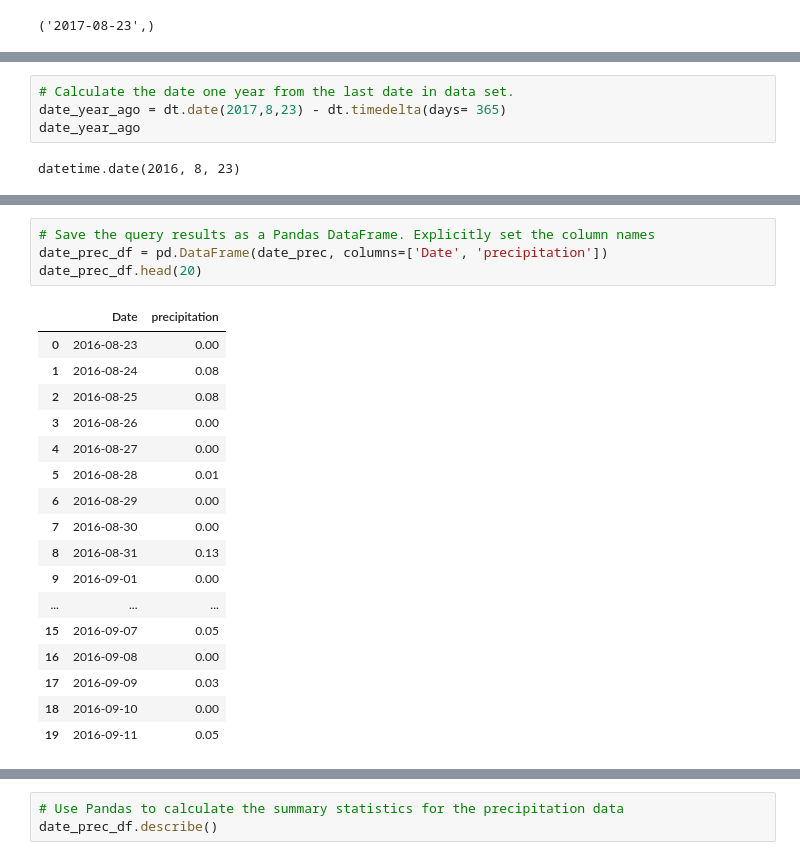
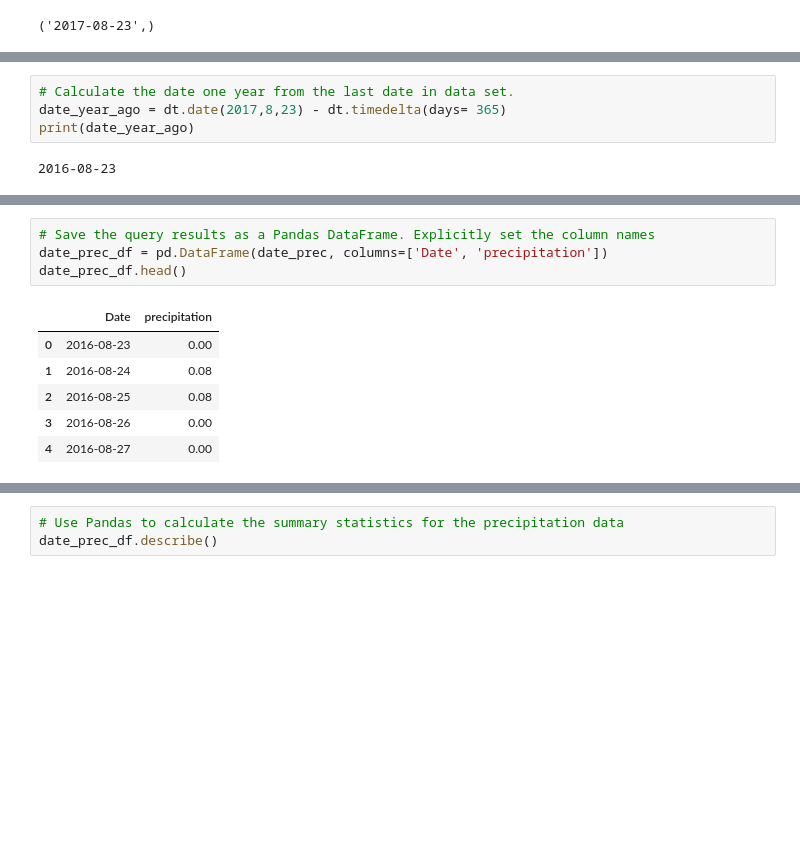
Before and after one commit to nemaba/sqlalchemy-challenge, a Jupyter notebook: SurfsUp/climate_starter.ipynb, the cells around one changed output, grey strips where cells are left out. Saved outputs shown, nothing was run; the diff lists cells and outputs as text; blank space fills up the shorter version.

```diff
--- a/SurfsUp/climate_starter.ipynb
+++ b/SurfsUp/climate_starter.ipynb
@@ -95,9 +67,9 @@ recent_date
 # %%
 # Calculate the date one year from the last date in data set.
 date_year_ago = dt.date(2017,8,23) - dt.timedelta(days= 365)
-date_year_ago
+print(date_year_ago)
 # %% [output]
-datetime.date(2016, 8, 23)
+2016-08-23
 # %%
 # Perform a query to retrieve the data and precipitation scores
 dp = [Measurement.date, Measurement.prcp]
@@ -124,25 +96,14 @@ date_prec
 # %%
 # Save the query results as a Pandas DataFrame. Explicitly set the column names
 date_prec_df = pd.DataFrame(date_prec, columns=['Date', 'precipitation'])
-date_prec_df.head(20)
+date_prec_df.head()
 # %% [output]
 |  | Date | precipitation |
 | 0 | 2016-08-23 | 0.00 |
 | 1 | 2016-08-24 | 0.08 |
 | 2 | 2016-08-25 | 0.08 |
 | 3 | 2016-08-26 | 0.00 |
 | 4 | 2016-08-27 | 0.00 |
-| 5 | 2016-08-28 | 0.01 |
-| 6 | 2016-08-29 | 0.00 |
-| 7 | 2016-08-30 | 0.00 |
-| 8 | 2016-08-31 | 0.13 |
-| 9 | 2016-09-01 | 0.00 |
-| ... | ... | ... |
-| 15 | 2016-09-07 | 0.05 |
-| 16 | 2016-09-08 | 0.00 |
-| 17 | 2016-09-09 | 0.03 |
-| 18 | 2016-09-10 | 0.00 |
-| 19 | 2016-09-11 | 0.05 |
 # %%
 # Sort the dataframe by date
 date_prec_df = date_prec_df.sort_values(["Date"])
```
Also changed, not shown: parts of 14 cells of this notebook, 1 other file.
